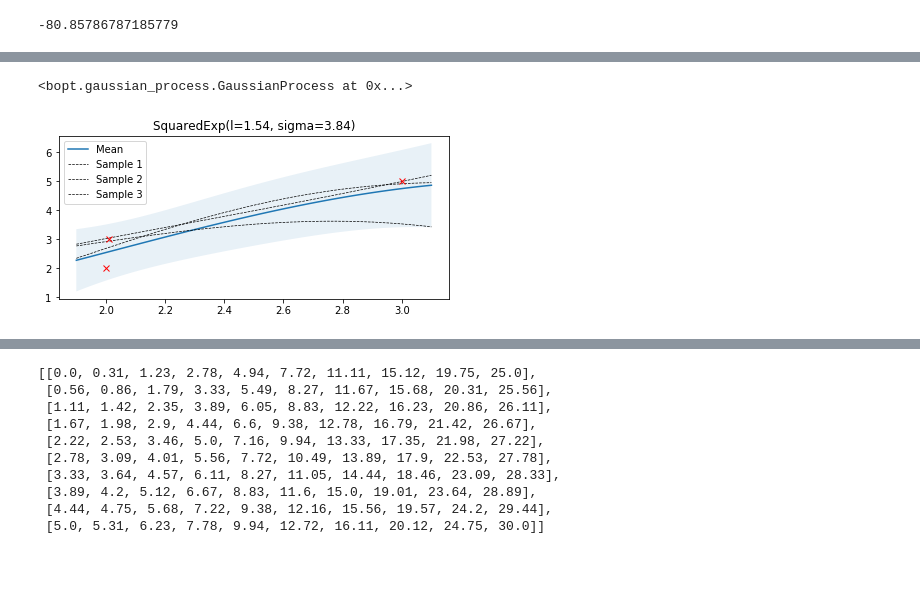
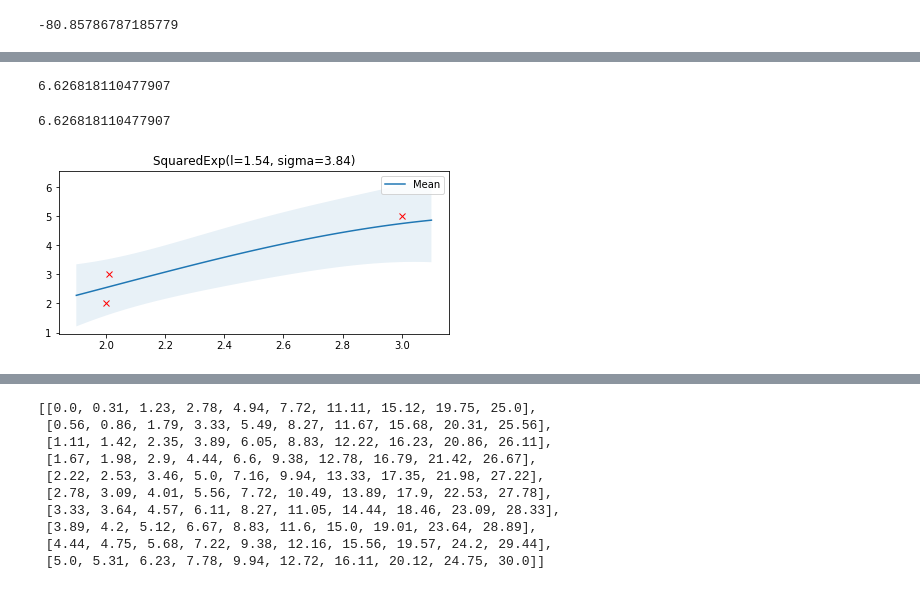
Before and after one commit to darthdeus/bopt, a Jupyter notebook: notebooks/TFP GP.ipynb, the cells around one changed output, grey strips where cells are left out. Drawn from its saved outputs; the diff is of its cells as text; code cells hidden in the pictures.

Commit message:
Noise opt, job start time + minor things

```diff
--- a/notebooks/TFP GP.ipynb
+++ b/notebooks/TFP GP.ipynb
@@ -132,6 +175,7 @@ X = np.arange(min(X_train) - 0.1, max(X_train) + 0.1, step=0.01)
 # %%
-bopt.GaussianProcess(noise=0.483266, kernel=bopt.SquaredExp(1.54, 3.84)).fit(X_train, y_train)\
-    .posterior(X).plot_posterior()
+bopt.GaussianProcess(noise=0.48, kernel=bopt.SquaredExp(1.54, 3.84)).fit(X_train, y_train)\
+    .posterior(X).plot_posterior(num_samples=0).log_prob()
 # %% [output]
-<bopt.gaussian_process.GaussianProcess at 0x...>
+6.626818110477907
+6.626818110477907
-[figure, old version]
+[figure, new version]
```
Also changed, not shown: parts of 16 cells of this notebook, 9 other files.
